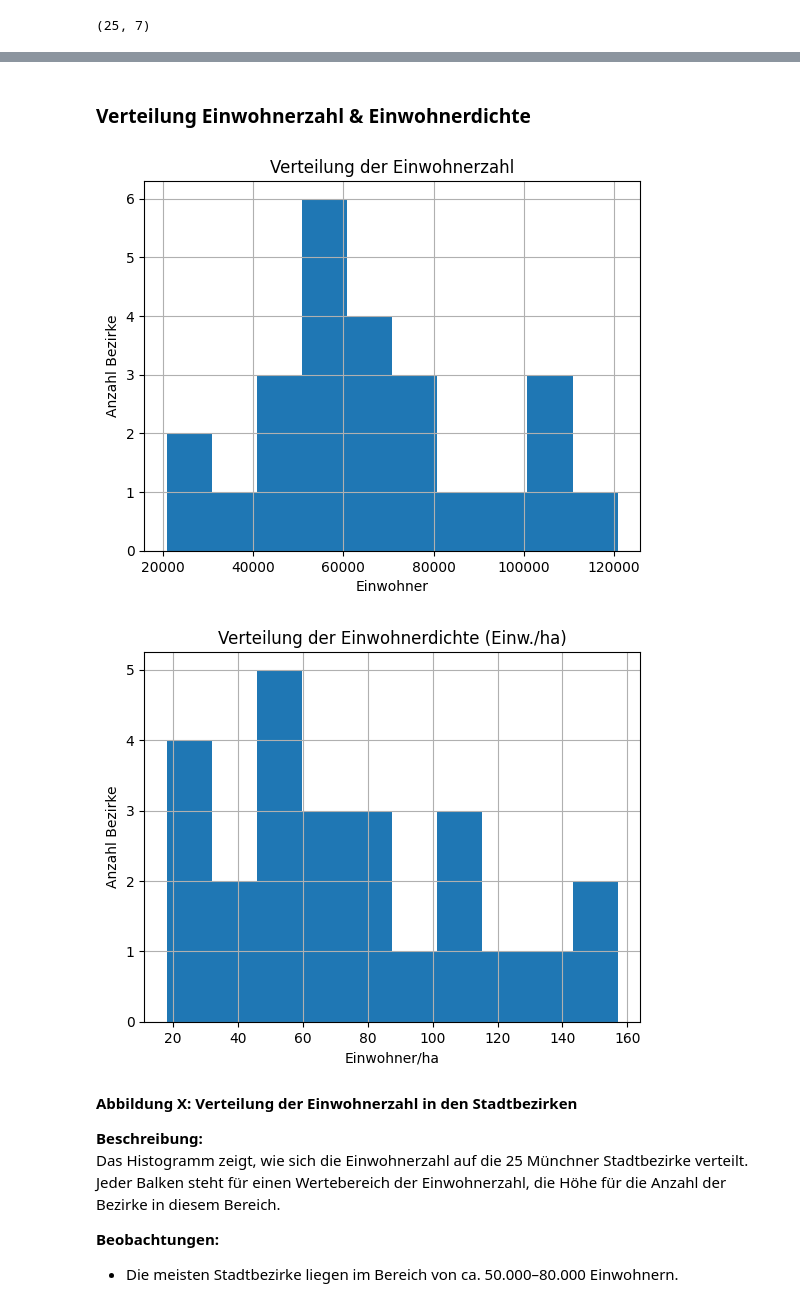
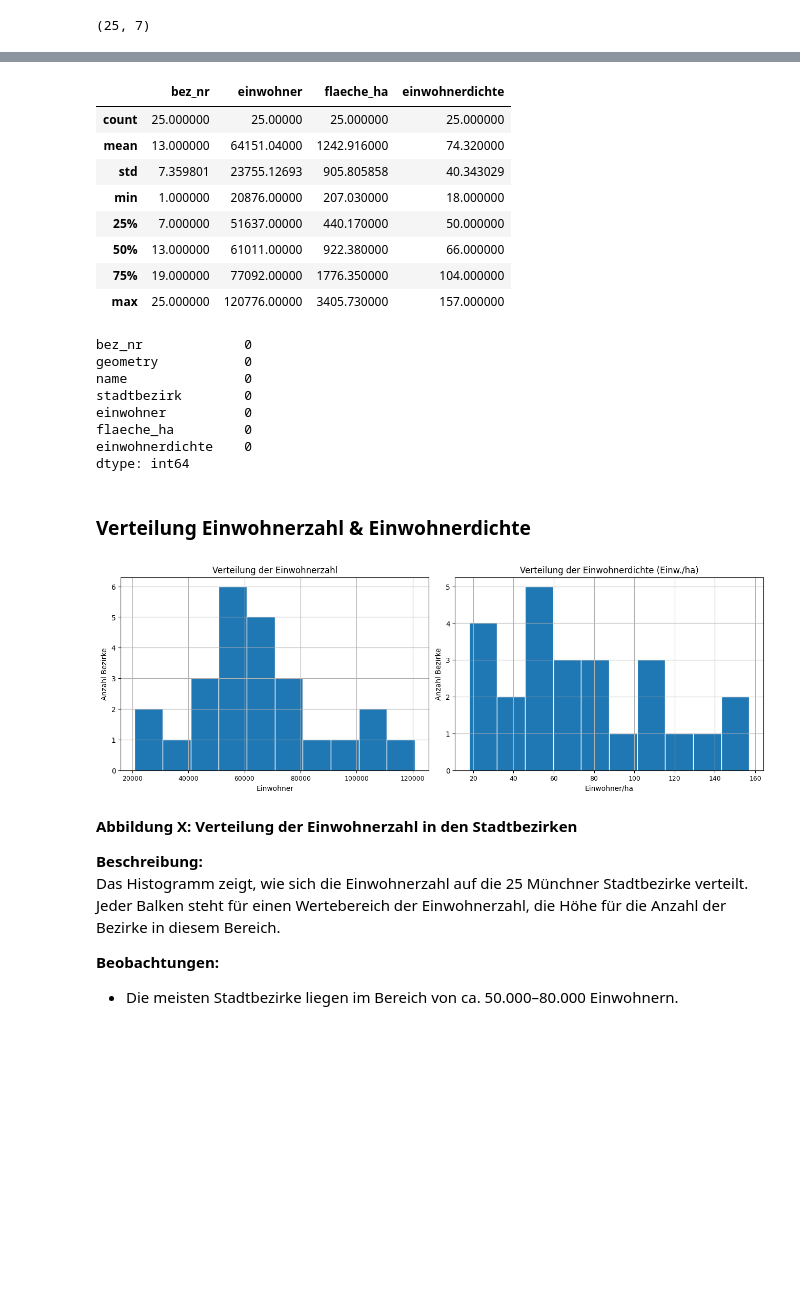
Before and after one commit to Lucas103003/active-city-project, a Jupyter notebook: notebooks/01_muc_bezirke_und_bevoelkerung.ipynb, the cells around one changed output, grey strips where cells are left out. Saved outputs shown, nothing was run; the diff lists cells and outputs as text; code cells hidden in the pictures; blank space fills up the shorter version.

Commit message:
Cleaned N01

```diff
--- a/notebooks/01_muc_bezirke_und_bevoelkerung.ipynb
+++ b/notebooks/01_muc_bezirke_und_bevoelkerung.ipynb
@@ -347,5 +233,0 @@ np.int64(1640688)
-# %%
-gdf_clean["dichte_neu"] = gdf_clean["einwohner"] / gdf_clean["flaeche_ha"]
-
-# Vergleich alt vs. neu
-gdf_clean[["bez_nr", "name","einwohner","einwohnerdichte", "dichte_neu"]].head(30)
@@ -370,6 +233,0 @@ gdf_clean[["bez_nr", "name","einwohner","einwohnerdichte", "dichte_neu"]].head(3
-# %%
-# Hilfsspalte wieder entfernen
-if "dichte_neu" in gdf_clean.columns:
-    gdf_clean = gdf_clean.drop(columns=["dichte_neu"])
-
-gdf_clean.head()
@@ -452,20 +259,46 @@ dtype: int64
+# %%
+gdf_clean.describe()
+# %% [output]
+|  | bez_nr | einwohner | flaeche_ha | einwohnerdichte |
+| count | 25.000000 | 25.00000 | 25.000000 | 25.000000 |
+| mean | 13.000000 | 64151.04000 | 1242.916000 | 74.320000 |
+| std | 7.359801 | 23755.12693 | 905.805858 | 40.343029 |
+| min | 1.000000 | 20876.00000 | 207.030000 | 18.000000 |
+| 25% | 7.000000 | 51637.00000 | 440.170000 | 50.000000 |
+| 50% | 13.000000 | 61011.00000 | 922.380000 | 66.000000 |
+| 75% | 19.000000 | 77092.00000 | 1776.350000 | 104.000000 |
+| max | 25.000000 | 120776.00000 | 3405.730000 | 157.000000 |
+# %%
+gdf_clean.isnull().sum()
+# %% [output]
+bez_nr             0
+geometry           0
+name               0
+stadtbezirk        0
+einwohner          0
+flaeche_ha         0
+einwohnerdichte    0
+dtype: int64
 # %% [markdown]
 ### Verteilung Einwohnerzahl & Einwohnerdichte
 # %%
-gdf_clean["einwohner"].hist(bins=10)
-plt.title("Verteilung der Einwohnerzahl")
-plt.xlabel("Einwohner")
-plt.ylabel("Anzahl Bezirke")
+fig, axes = plt.subplots(1, 2, figsize=(13, 4.5), constrained_layout=True)
+
+gdf_clean["einwohner"].hist(bins=10, ax=axes[0], edgecolor="white")
+axes[0].set_title("Verteilung der Einwohnerzahl")
+axes[0].set_xlabel("Einwohner")
+axes[0].set_ylabel("Anzahl Bezirke")
+axes[0].tick_params(axis="x", labelsize=9)
+
+gdf_clean["einwohnerdichte"].hist(bins=10, ax=axes[1], edgecolor="white")
+axes[1].set_title("Verteilung der Einwohnerdichte (Einw./ha)")
+axes[1].set_xlabel("Einwohner/ha")
+axes[1].set_ylabel("Anzahl Bezirke")
+axes[1].tick_params(axis="x", labelsize=9)
+
 plt.show()
-
-gdf_clean["einwohnerdichte"].hist(bins=10)
-plt.title("Verteilung der Einwohnerdichte (Einw./ha)")
-plt.xlabel("Einwohner/ha")
-plt.ylabel("Anzahl Bezirke")
-plt.show()
 # %% [output]
-[figure, old version]
+[figure, new version]
-[figure, removed]
 # %% [markdown]
 **Abbildung X: Verteilung der Einwohnerzahl in den Stadtbezirken**
 
```
Also changed, not shown: parts of 46 cells of this notebook.
